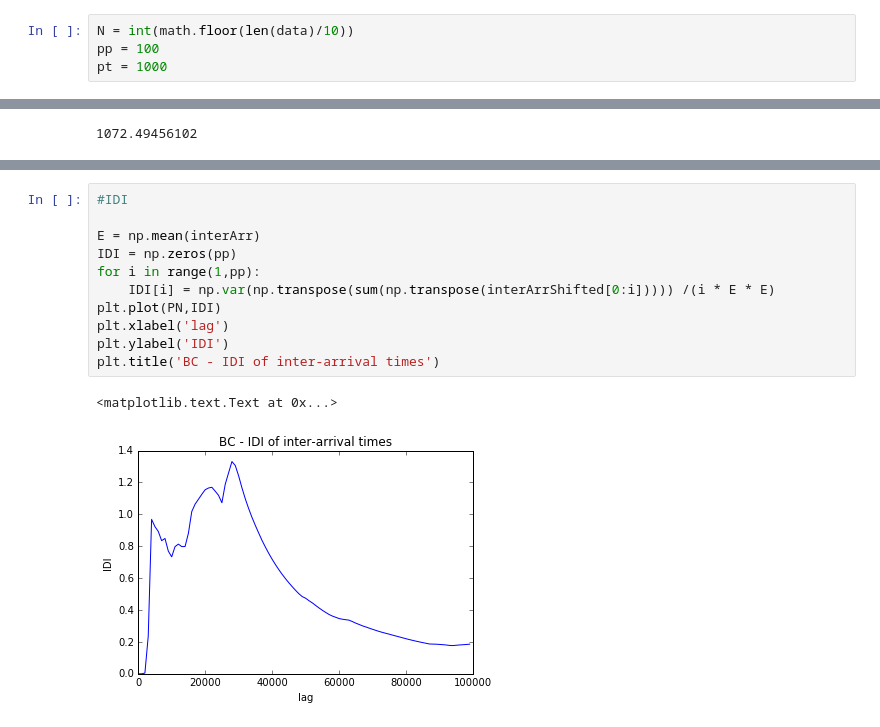
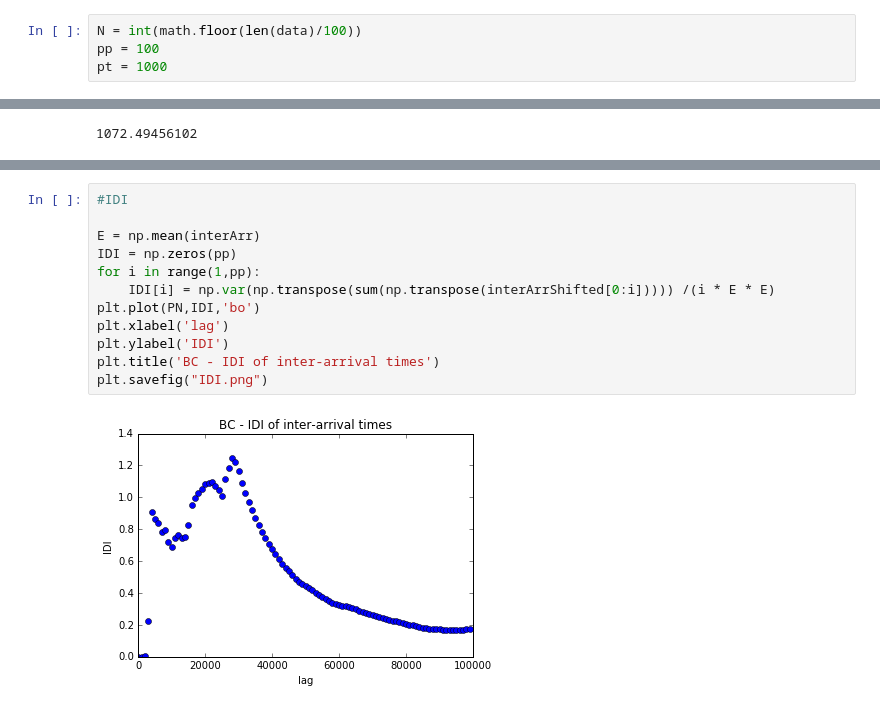
Before and after one commit to khalilmebarkia/BMEVITTD069, a Jupyter notebook: Traffic-Analysis.ipynb, the cells around one changed output, grey strips where cells are left out. Saved outputs shown, nothing was run; the diff lists cells and outputs as text.

```diff
--- a/Traffic-Analysis.ipynb
+++ b/Traffic-Analysis.ipynb
@@ -12,7 +12,7 @@ f = open('data/lbl-pkt-4.csv', 'r')
 f.readline()
 data = np.loadtxt(f)
 # %%
-N = int(math.floor(len(data)/10))
+N = int(math.floor(len(data)/100))
 pp = 100
 pt = 1000
 # %%
@@ -133,14 +142,14 @@ ccorrInt = np.corrcoef(interArrShifted[0:pp])
 # %%
 #IDI
 
 E = np.mean(interArr)
 IDI = np.zeros(pp)
 for i in range(1,pp):
     IDI[i] = np.var(np.transpose(sum(np.transpose(interArrShifted[0:i])))) /(i * E * E)
-plt.plot(PN,IDI)
+plt.plot(PN,IDI,'bo')
 plt.xlabel('lag')
 plt.ylabel('IDI')
 plt.title('BC - IDI of inter-arrival times')
+plt.savefig("IDI.png")
 # %% [output]
-<matplotlib.text.Text at 0x...>
-[figure, old version]
+[figure, new version]
```
Also changed, not shown: parts of 5 cells of this notebook.
